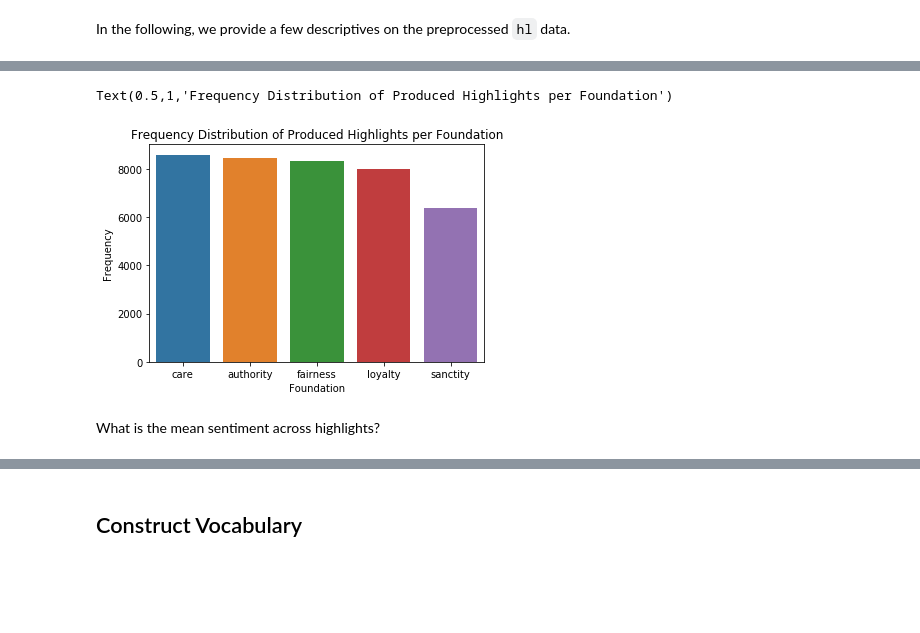
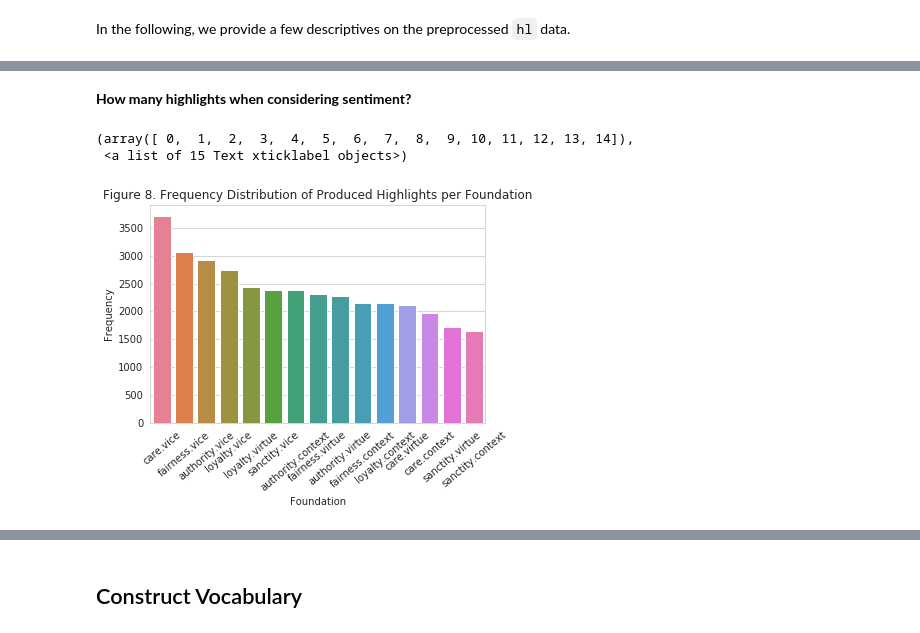
Before and after one commit to medianeuroscience/emfd, a Jupyter notebook: dictionary_construction.ipynb, the cells around one changed output, grey strips where cells are left out. Drawn from its saved outputs; the diff is of its cells as text; code cells hidden in the pictures; blank space fills up the shorter version.

```diff
--- a/dictionary_construction.ipynb
+++ b/dictionary_construction.ipynb
@@ -110 +89,16 @@ Thereafter, we conduct a `sentiment analysis` on each highlight, returning the p
+# %%
+def remove_punctuation(hl):
+
+    '''Removes punctuations and extra whitespace contained in highlights'''
+
+    from string import punctuation
+    punctuation += '’'
+    punctuation = punctuation.replace('\'','')
+    punctuation = punctuation.replace('-','')
+    for punct in punctuation:
+        hl['content'] = hl['content'].str.replace(punct,'')
+
+    hl['content'] = hl['content'].str.replace(r"\s+"," ")
+
+    return hl
 # %%
@@ -147,4 +178,0 @@ Finally, we filter highlights that are shorter than three tokens or fall in the
-# %%
-# Filter highlights that are longer than the 99 Percentile of highlight length
-hl['length'] = hl.tokens.apply(lambda x: len(x))
-hl = hl[np.logical_and(hl.length >= 3, hl.length <= hl.length.quantile(0.99))]
@@ -159,0 +179,21 @@ Total number of unique coders: 511
+# %%
+# Perform preprocessing by calling all functions
+print("Starting highlight preprocessing. This will take a few minutes.")
+print('Total number of highlights in data before preprocessing:', len(hl))
+filtered_hl = parallelize_dataframe(hl, filter_hl)
+print("Number of highlights after filtering bad highlights and documents:", len(filtered_hl))
+removed_entities = parallelize_dataframe(filtered_hl, remove_entities)
+print("Removed entities from highlights.")
+removed_punctuation = parallelize_dataframe(removed_entities, remove_punctuation)
+print("Removed punctuations from highlights.")
+hl = parallelize_dataframe(removed_punctuation, pos_tag_sentiment)
+print("POS tagging completed.")
+
+# Filter highlights that are longer than the 90th percentile of highlight length to minimize noise
+hl['length'] = hl.tokens.apply(lambda x: len(x))
+hl = hl[np.logical_and(hl.length >= 3, hl.length <= hl.length.quantile(0.90))]
+print('Highlight preprocessing completed.')
+print("Total number of highlights in training data:", len(hl))
+print('Total number of unique documents in data:', len(hl.document_id.unique()))
+print('Total number of unique coders:', len(hl.coder_id.unique()))
+hl.to_csv('data/highlights_preprocessed.csv', sep=';')
@@ -197,10 +329,12 @@ How many highlights have been genereated for each foundation?
+# %% [markdown]
+**How many highlights when considering sentiment?**
 # %%
-sns.countplot(hl.assigned_domain,  order=hl.assigned_domain.value_counts().index)
+sns.countplot(hl.sent_foundation,  order=hl.sent_foundation.value_counts().index, palette='husl')
 plt.ylabel("Frequency")
 plt.xlabel("Foundation")
-plt.title('Frequency Distribution of Produced Highlights per Foundation')
+plt.title('Figure 8. Frequency Distribution of Produced Highlights per Foundation')
+plt.xticks(rotation=40)
 # %% [output]
-Text(0.5,1,'Frequency Distribution of Produced Highlights per Foundation')
+(array([ 0,  1,  2,  3,  4,  5,  6,  7,  8,  9, 10, 11, 12, 13, 14]),
+ <a list of 15 Text xticklabel objects>)
-[figure, old version]
+[figure, new version]
-# %% [markdown]
-What is the mean sentiment across highlights?
```
Also changed, not shown: parts of 84 cells of this notebook, 12 other files.
